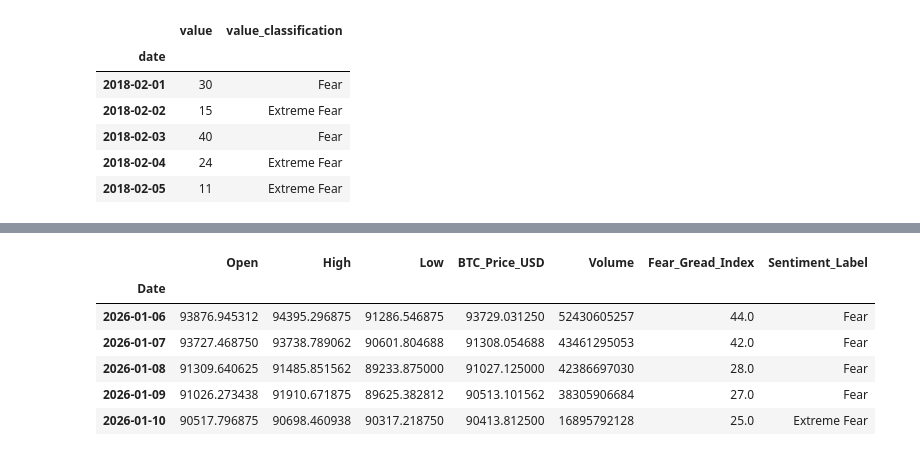
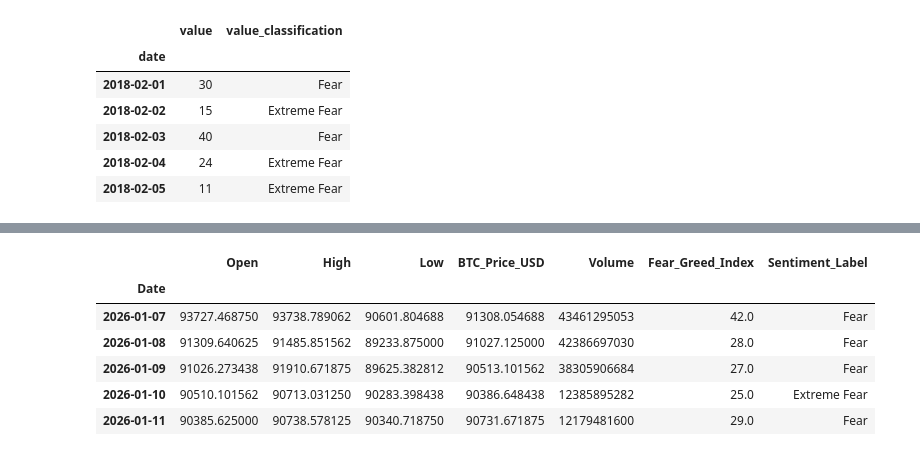
Before and after one commit to erikcferreira/Bitcoin_Fear_Greed_Analysis, a Jupyter notebook: Bitcoin_FearGreed_ETL.ipynb, the cells around one changed output, grey strips where cells are left out. Cells and saved outputs as stored; diff of their text form; code cells hidden in the pictures.

```diff
--- a/Bitcoin_FearGreed_ETL.ipynb
+++ b/Bitcoin_FearGreed_ETL.ipynb
@@ -186,14 +194,14 @@ fg_btc_df.tail()
 # %%
-fg_btc_df = fg_btc_df.rename(columns={"Close": "BTC_Price_USD", "value": "Fear_Gread_Index", 'value_classification': "Sentiment_Label"})
+fg_btc_df = fg_btc_df.rename(columns={"Close": "BTC_Price_USD", "value": "Fear_Greed_Index", 'value_classification': "Sentiment_Label"})
 fg_btc_df.tail()
 # %% [output]
-|  | Open | High | Low | BTC_Price_USD | Volume | Fear_Gread_Index | Sentiment_Label |
+|  | Open | High | Low | BTC_Price_USD | Volume | Fear_Greed_Index | Sentiment_Label |
 | Date |  |  |  |  |  |  |  |
-| 2026-01-06 | 93876.945312 | 94395.296875 | 91286.546875 | 93729.031250 | 52430605257 | 44.0 | Fear |
 | 2026-01-07 | 93727.468750 | 93738.789062 | 90601.804688 | 91308.054688 | 43461295053 | 42.0 | Fear |
 | 2026-01-08 | 91309.640625 | 91485.851562 | 89233.875000 | 91027.125000 | 42386697030 | 28.0 | Fear |
 | 2026-01-09 | 91026.273438 | 91910.671875 | 89625.382812 | 90513.101562 | 38305906684 | 27.0 | Fear |
-| 2026-01-10 | 90517.796875 | 90698.460938 | 90317.218750 | 90413.812500 | 16895792128 | 25.0 | Extreme Fear |
+| 2026-01-10 | 90510.101562 | 90713.031250 | 90283.398438 | 90386.648438 | 12385895282 | 25.0 | Extreme Fear |
+| 2026-01-11 | 90385.625000 | 90738.578125 | 90340.718750 | 90731.671875 | 12179481600 | 29.0 | Fear |
 # %%
 # Save to CSV
 fg_btc_df.to_csv("Bitcoin_Fear_Greed_Dataset.csv")
```
Also changed, not shown: parts of 9 cells of this notebook.
